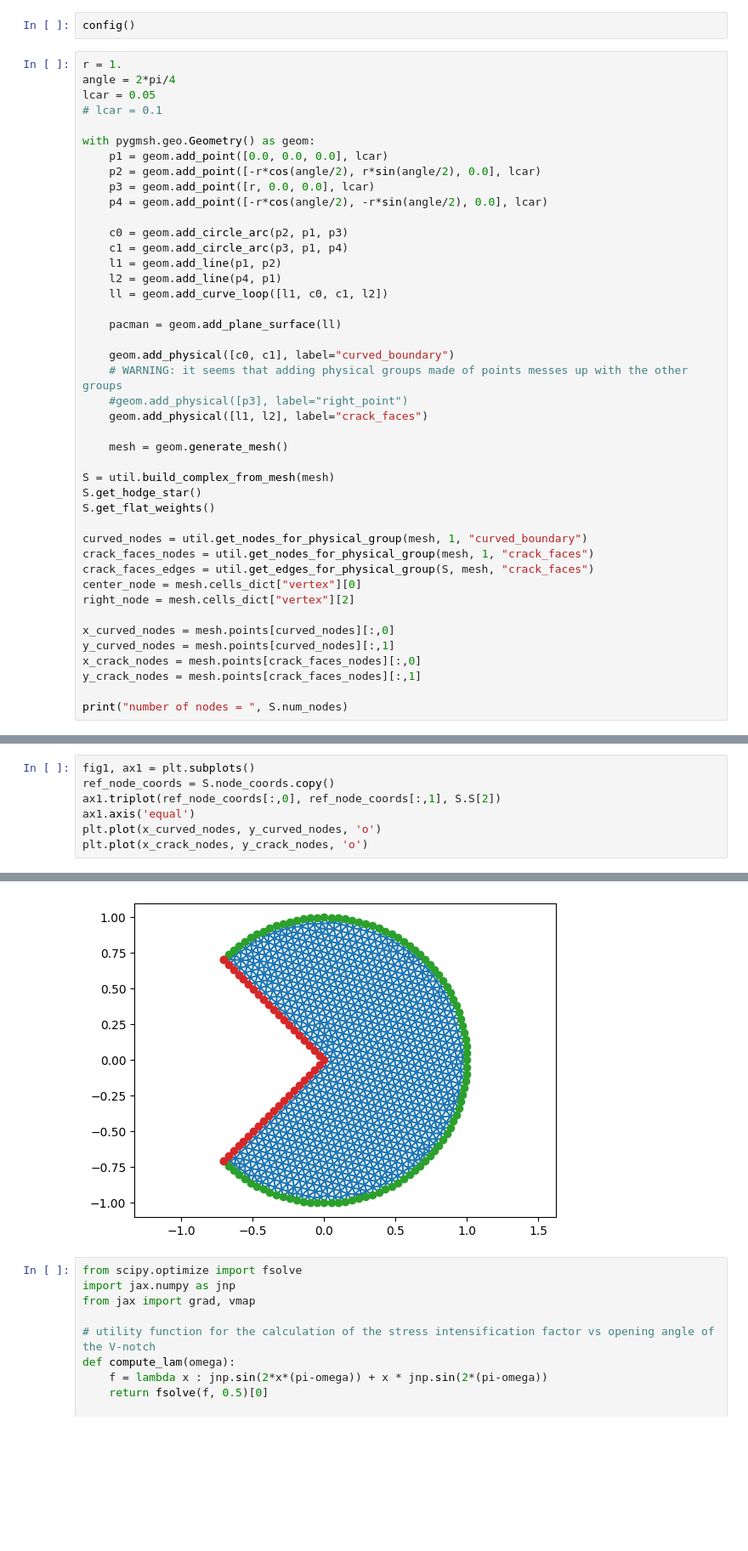
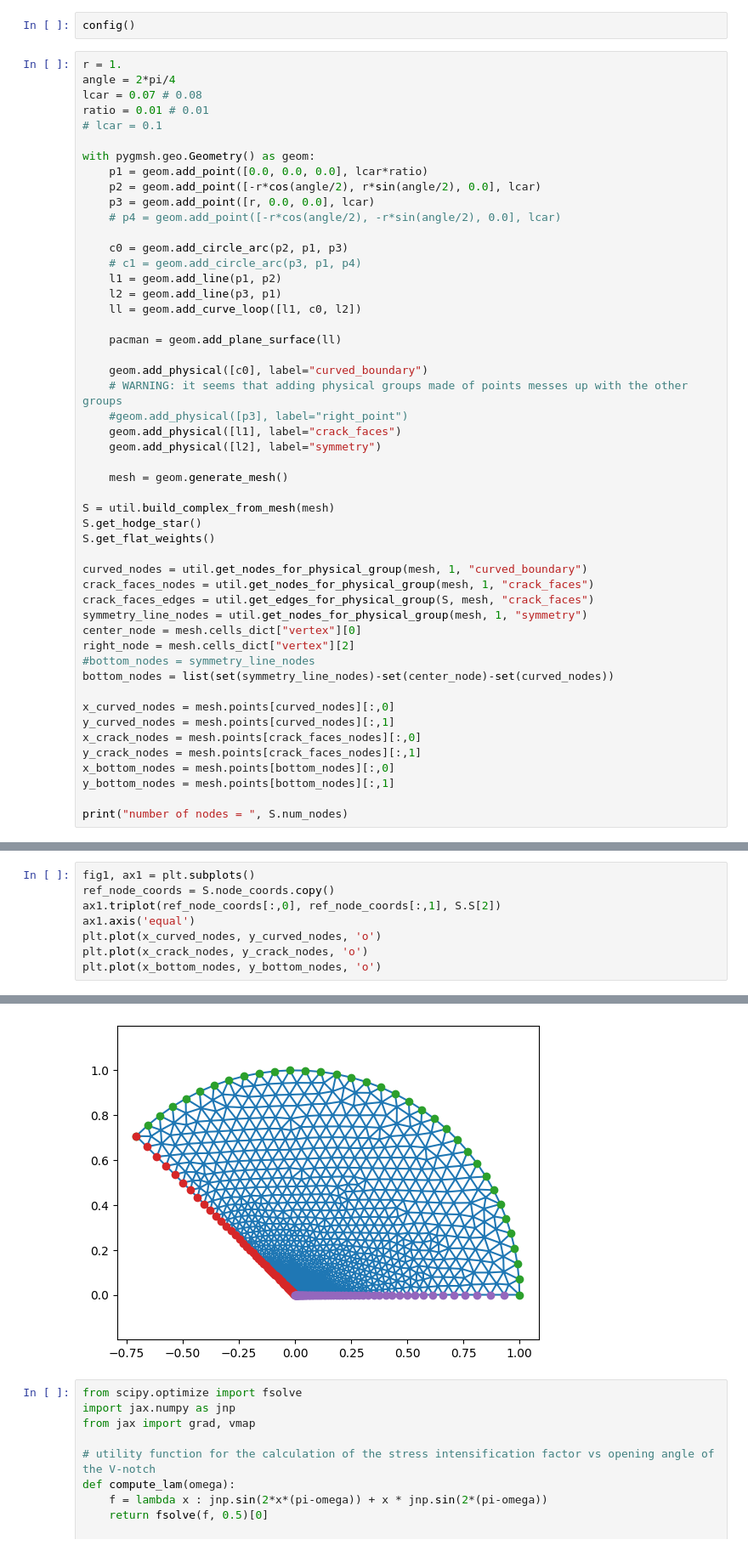
Before and after one commit to cpml-au/dctkit, a Jupyter notebook: examples/pacman_fracture.ipynb, the cells around one changed output, grey strips where cells are left out. Shown at 85% size. Saved outputs shown, nothing was run; the diff lists cells and outputs as text; blank space fills up the shorter version.

```diff
--- a/examples/pacman_fracture.ipynb
+++ b/examples/pacman_fracture.ipynb
@@ -20,27 +20,29 @@ config()
 # %%
 r = 1.
 angle = 2*pi/4
-lcar = 0.05
+lcar = 0.07 # 0.08
+ratio = 0.01 # 0.01
 # lcar = 0.1
 
 with pygmsh.geo.Geometry() as geom:
-    p1 = geom.add_point([0.0, 0.0, 0.0], lcar)
+    p1 = geom.add_point([0.0, 0.0, 0.0], lcar*ratio)
     p2 = geom.add_point([-r*cos(angle/2), r*sin(angle/2), 0.0], lcar)
     p3 = geom.add_point([r, 0.0, 0.0], lcar)
-    p4 = geom.add_point([-r*cos(angle/2), -r*sin(angle/2), 0.0], lcar)
+    # p4 = geom.add_point([-r*cos(angle/2), -r*sin(angle/2), 0.0], lcar)
 
     c0 = geom.add_circle_arc(p2, p1, p3)
-    c1 = geom.add_circle_arc(p3, p1, p4)
+    # c1 = geom.add_circle_arc(p3, p1, p4)
     l1 = geom.add_line(p1, p2)
-    l2 = geom.add_line(p4, p1)
-    ll = geom.add_curve_loop([l1, c0, c1, l2])
+    l2 = geom.add_line(p3, p1)
+    ll = geom.add_curve_loop([l1, c0, l2])
 
     pacman = geom.add_plane_surface(ll)
 
-    geom.add_physical([c0, c1], label="curved_boundary")
+    geom.add_physical([c0], label="curved_boundary")
     # WARNING: it seems that adding physical groups made of points messes up with the other groups
     #geom.add_physical([p3], label="right_point")
-    geom.add_physical([l1, l2], label="crack_faces")
+    geom.add_physical([l1], label="crack_faces")
+    geom.add_physical([l2], label="symmetry")
 
     mesh = geom.generate_mesh()
 
@@ -51,13 +53,18 @@ S.get_flat_weights()
 curved_nodes = util.get_nodes_for_physical_group(mesh, 1, "curved_boundary")
 crack_faces_nodes = util.get_nodes_for_physical_group(mesh, 1, "crack_faces")
 crack_faces_edges = util.get_edges_for_physical_group(S, mesh, "crack_faces")
+symmetry_line_nodes = util.get_nodes_for_physical_group(mesh, 1, "symmetry")
 center_node = mesh.cells_dict["vertex"][0]
 right_node = mesh.cells_dict["vertex"][2]
+#bottom_nodes = symmetry_line_nodes
+bottom_nodes = list(set(symmetry_line_nodes)-set(center_node)-set(curved_nodes))
 
 x_curved_nodes = mesh.points[curved_nodes][:,0]
 y_curved_nodes = mesh.points[curved_nodes][:,1]
 x_crack_nodes = mesh.points[crack_faces_nodes][:,0]
 y_crack_nodes = mesh.points[crack_faces_nodes][:,1]
+x_bottom_nodes = mesh.points[bottom_nodes][:,0]
+y_bottom_nodes = mesh.points[bottom_nodes][:,1]
 
 print("number of nodes = ", S.num_nodes)
 # %% [output]
@@ -65,13 +72,14 @@ number of nodes =  1205
 # %%
 fig1, ax1 = plt.subplots()
 ref_node_coords = S.node_coords.copy()
 ax1.triplot(ref_node_coords[:,0], ref_node_coords[:,1], S.S[2])
 ax1.axis('equal')
 plt.plot(x_curved_nodes, y_curved_nodes, 'o')
 plt.plot(x_crack_nodes, y_crack_nodes, 'o')
+plt.plot(x_bottom_nodes, y_bottom_nodes, 'o')
 # %% [output]
 [<matplotlib.lines.Line2D at 0x...>]
-[figure, old version]
+[figure, new version]
 # %%
 from scipy.optimize import fsolve
 import jax.numpy as jnp
```
Also changed, not shown: parts of 13 cells of this notebook, 3 other files.
